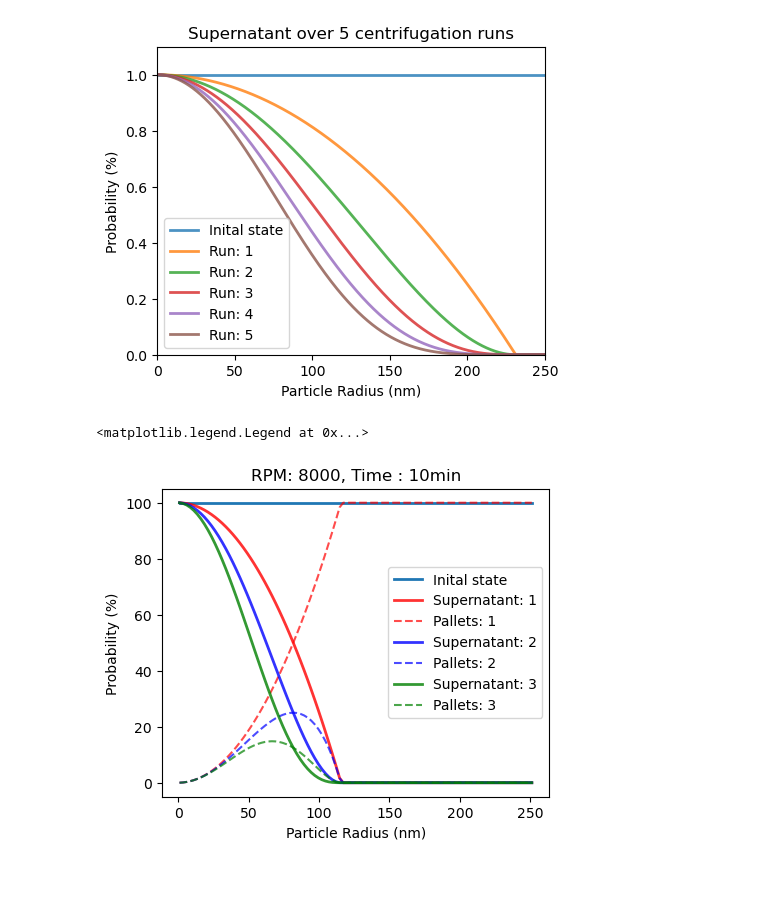
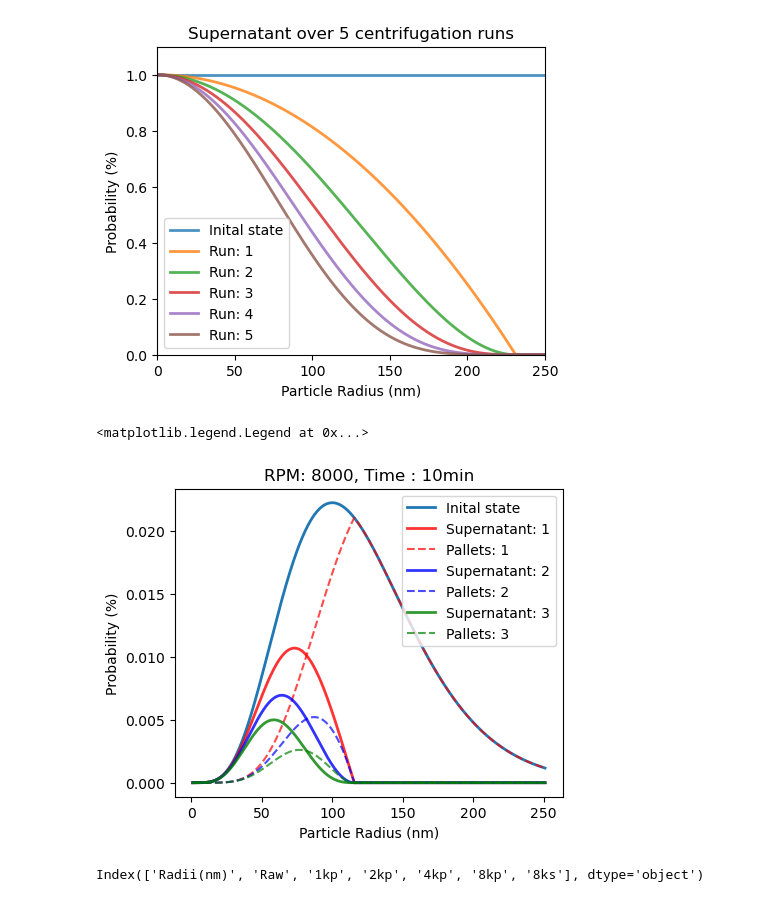
Before and after one commit to williammcmp/Nano-Particle-Playground, a Jupyter notebook: Centrifugation Model.ipynb, the cells around one changed output. Saved outputs shown, nothing was run; the diff lists cells and outputs as text; code cells hidden in the pictures.

Commit message:
(WIP) modleing with past recorded data

```diff
--- a/Centrifugation Model.ipynb
+++ b/Centrifugation Model.ipynb
@@ -163,38 +209,56 @@ ax.legend()
 # %%
 # How does the distribution supernate and pallets of the particles over multiple runs change.
 runs = 3
-count = 100
+# count = 1000
+# size = np.linspace(1,251,count) * 1e-9
+
+# Inital size distribution - uniformed distribution
+count = 10000
 size = np.linspace(1,251,count) * 1e-9
+
+shape_param = 6.0  # shape parameter (k)
+scale_param = 20.0  # scale parameter (theta)
+
+probability = gamma.pdf(size * 1e9, shape_param, scale=scale_param)
+
+# Normalize the probability
+probability /= np.sum(probability)
 rpm = 8000
 
-prob = np.ones(count)
+prob = probability
 pallets = np.zeros(count)
 times = 10
 
 
 # Define a color cycle for different runs
 colors = ['red', 'blue', 'green']
 
 fig, ax = plt.subplots(figsize=(5,4))
 
 ax.plot(size*1e9, prob * 1e2, label=f"Inital state", linewidth=2)
 
 
 for j in range(runs):
 
     for i in range(count):
         prob[i], pallets[i] = cal_supernate_and_pallets(size[i], prob[i], times,
                                               particle_density, liquid_density, liquid_viscosity,
                                              rpm, arm_length, length)
 
 
     ax.plot(size*1e9, prob * 1e2, label=f"Supernatant: {j +1}", alpha = 0.8, linewidth=2, color=colors[j])
     ax.plot(size*1e9, pallets * 1e2, label=f"Pallets: {j + 1}", alpha=0.7, linestyle='--', color=colors[j])
 
 ax.set_xlabel("Particle Radius (nm)")
 ax.set_ylabel("Probability (%)")
 ax.set_title(f"RPM: {rpm}, Time : {times}min")
 ax.legend()
 # %% [output]
 <matplotlib.legend.Legend at 0x...>
-[figure, old version]
+[figure, new version]
+# %%
+# how does the experimental data look?
+data = load_data_from_txt('/Users/william/Developer/Nano-Particle-Playground/data/Centrifugation/Week 5 - Data/concentrations - week 5.txt')
+data.columns
+# %% [output]
+Index(['Radii(nm)', 'Raw', '1kp', '2kp', '4kp', '8kp', '8ks'], dtype='object')
```
Also changed, not shown: parts of 8 cells of this notebook.
